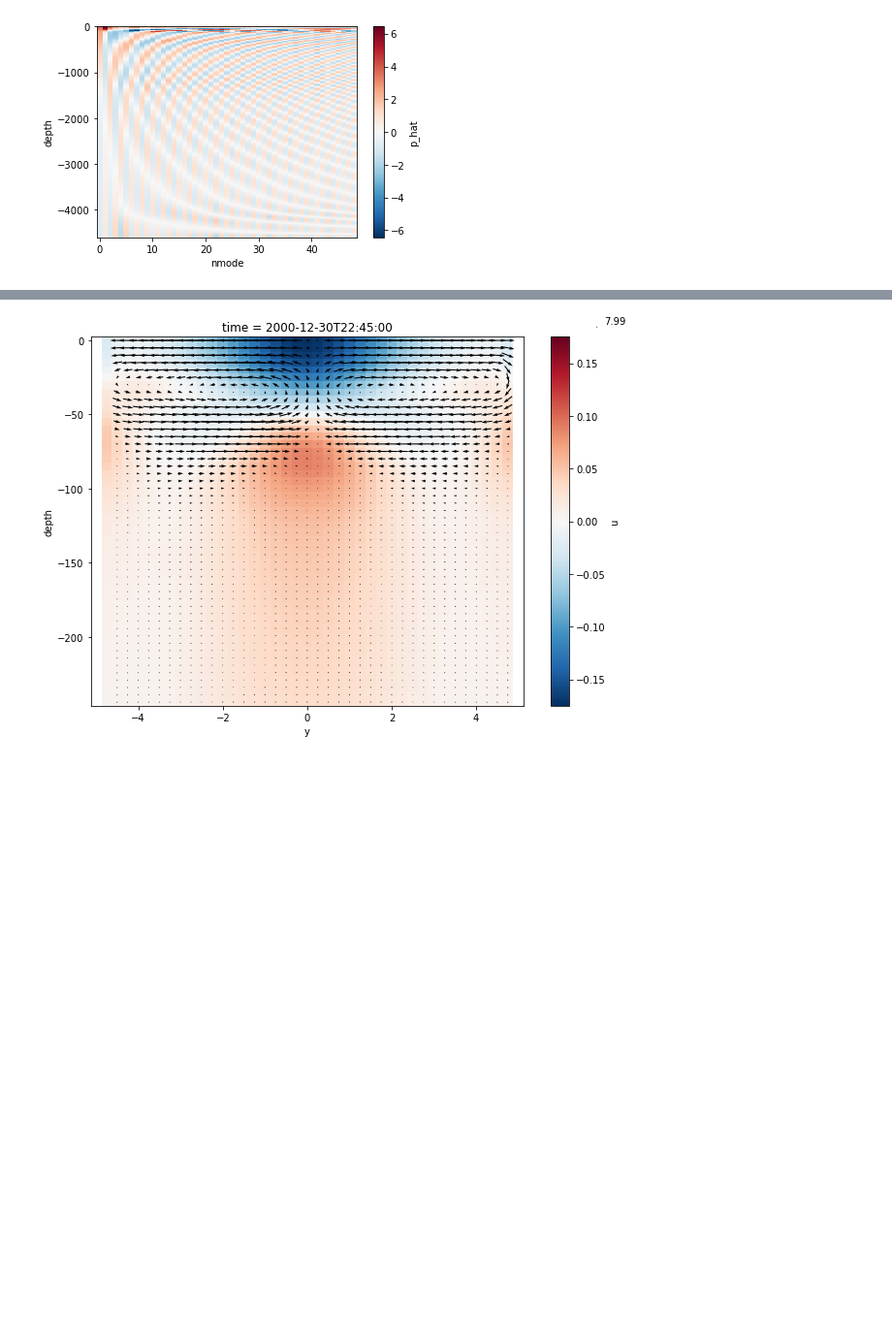
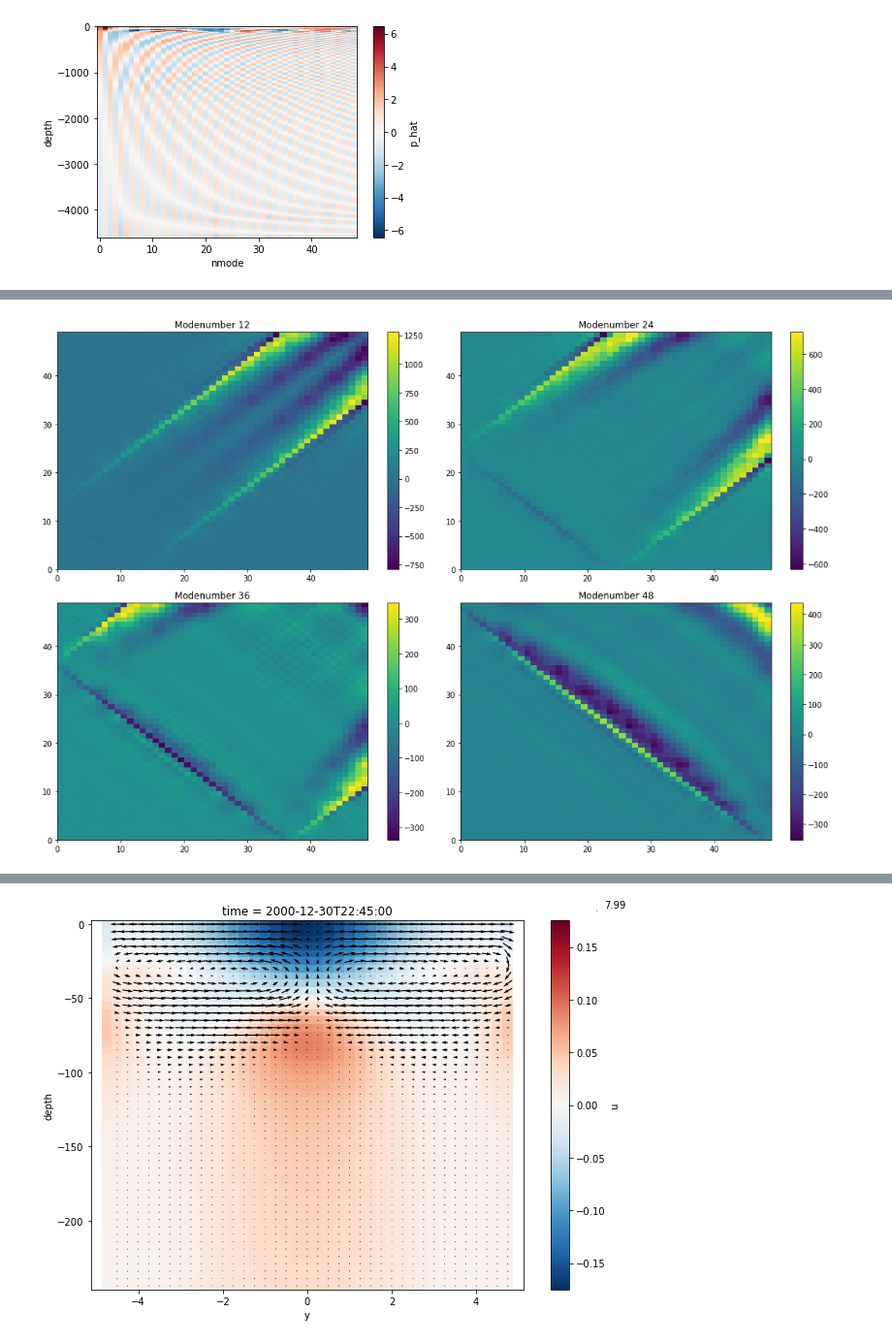
Before and after one commit to vopikamm/multimode-model, a Jupyter notebook: examples/Dunkel/Dunkel.ipynb, the cells around one changed output, grey strips where cells are left out. Shown: that part at 97% size. Drawn from its saved outputs; the diff is of its cells as text; code cells hidden in the pictures; blank space fills up the shorter version.

```diff
--- a/examples/Dunkel/Dunkel.ipynb
+++ b/examples/Dunkel/Dunkel.ipynb
@@ -24,0 +45,4 @@ ds.p_hat.plot(x='nmode', y='depth')
+# %%
+plot_tensors(multimode_params.www)
+# %% [output]
+[figure, added]
```
Also changed, not shown: parts of 4 cells of this notebook, 1 other file.
